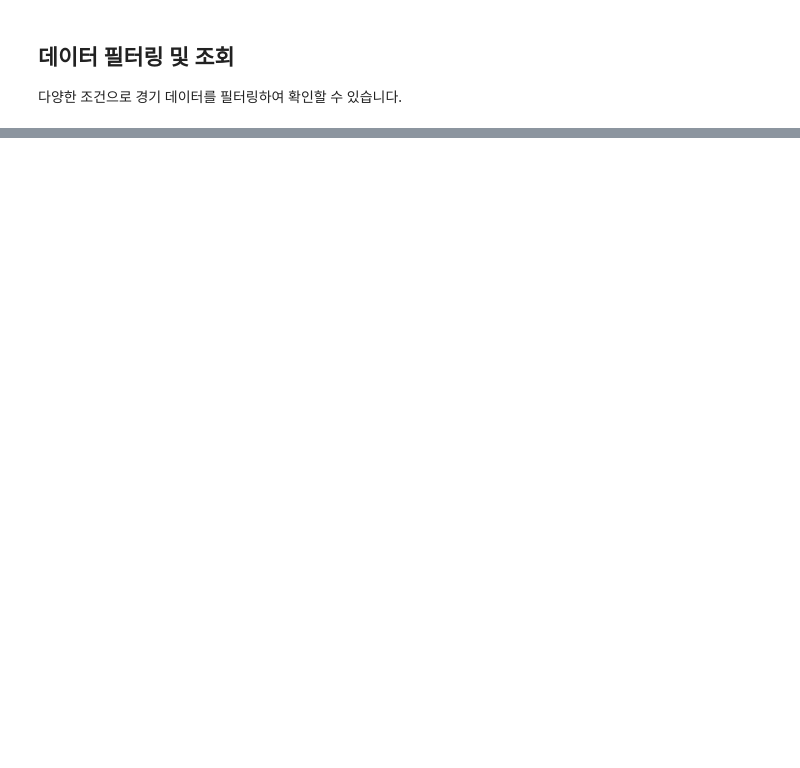
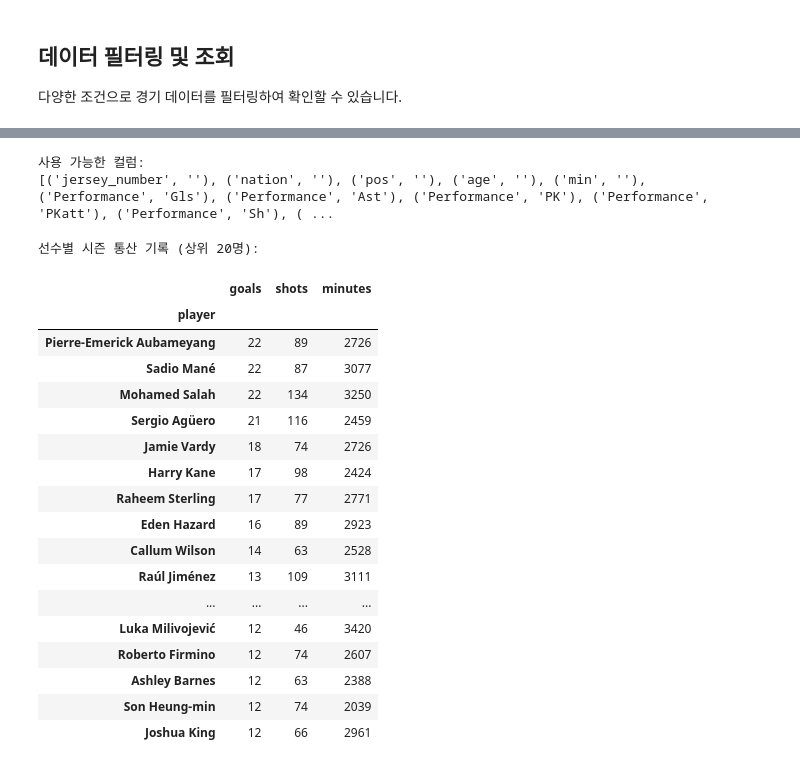
Before and after one commit to ryutt919/AIS, a Jupyter notebook: scripts/Soccerdata_scraper.ipynb, the cells around one changed output, grey strips where cells are left out. Cells and saved outputs as stored; diff of their text form; code cells hidden in the pictures; blank space fills up the shorter version.

```diff
--- a/scripts/Soccerdata_scraper.ipynb
+++ b/scripts/Soccerdata_scraper.ipynb
@@ -79,11 +256,41 @@ else:
+# %%
+# 실제 컬럼명 확인
+print("사용 가능한 컬럼:")
+print(player_match_stats.columns.tolist())
+# %% [output]
+사용 가능한 컬럼:
+[('jersey_number', ''), ('nation', ''), ('pos', ''), ('age', ''), ('min', ''), ('Performance', 'Gls'), ('Performance', 'Ast'), ('Performance', 'PK'), ('Performance', 'PKatt'), ('Performance', 'Sh'), ( ...
 # %%
 # 6. 데이터 요약 통계 - 선수별 평균 성적
 
 player_avg = player_match_stats.groupby('player').agg({
-    'goals': 'sum',
-    'shots': 'sum',
-    'minutes': 'sum'
-}).sort_values('goals', ascending=False)
+    ('Performance', 'Gls'): 'sum',     # goals
+    ('Performance', 'Sh'): 'sum',      # shots
+    ('min', ''): 'sum'                 # minutes
+}).sort_values(('Performance', 'Gls'), ascending=False)
+
+# 컬럼명 간소화
+player_avg.columns = ['goals', 'shots', 'minutes']
 
 print("\n선수별 시즌 통산 기록 (상위 20명):")
-player_avg.head(20)
+display(player_avg.head(20))
+# %% [output]
+선수별 시즌 통산 기록 (상위 20명):
+|  | goals | shots | minutes |
+| player |  |  |  |
+| Pierre-Emerick Aubameyang | 22 | 89 | 2726 |
+| Sadio Mané | 22 | 87 | 3077 |
+| Mohamed Salah | 22 | 134 | 3250 |
+| Sergio Agüero | 21 | 116 | 2459 |
+| Jamie Vardy | 18 | 74 | 2726 |
+| Harry Kane | 17 | 98 | 2424 |
+| Raheem Sterling | 17 | 77 | 2771 |
+| Eden Hazard | 16 | 89 | 2923 |
+| Callum Wilson | 14 | 63 | 2528 |
+| Raúl Jiménez | 13 | 109 | 3111 |
+| ... | ... | ... | ... |
+| Luka Milivojević | 12 | 46 | 3420 |
+| Roberto Firmino | 12 | 74 | 2607 |
+| Ashley Barnes | 12 | 63 | 2388 |
+| Son Heung-min | 12 | 74 | 2039 |
+| Joshua King | 12 | 66 | 2961 |
```
Also changed, not shown: parts of 5 cells of this notebook, 3 other files.
